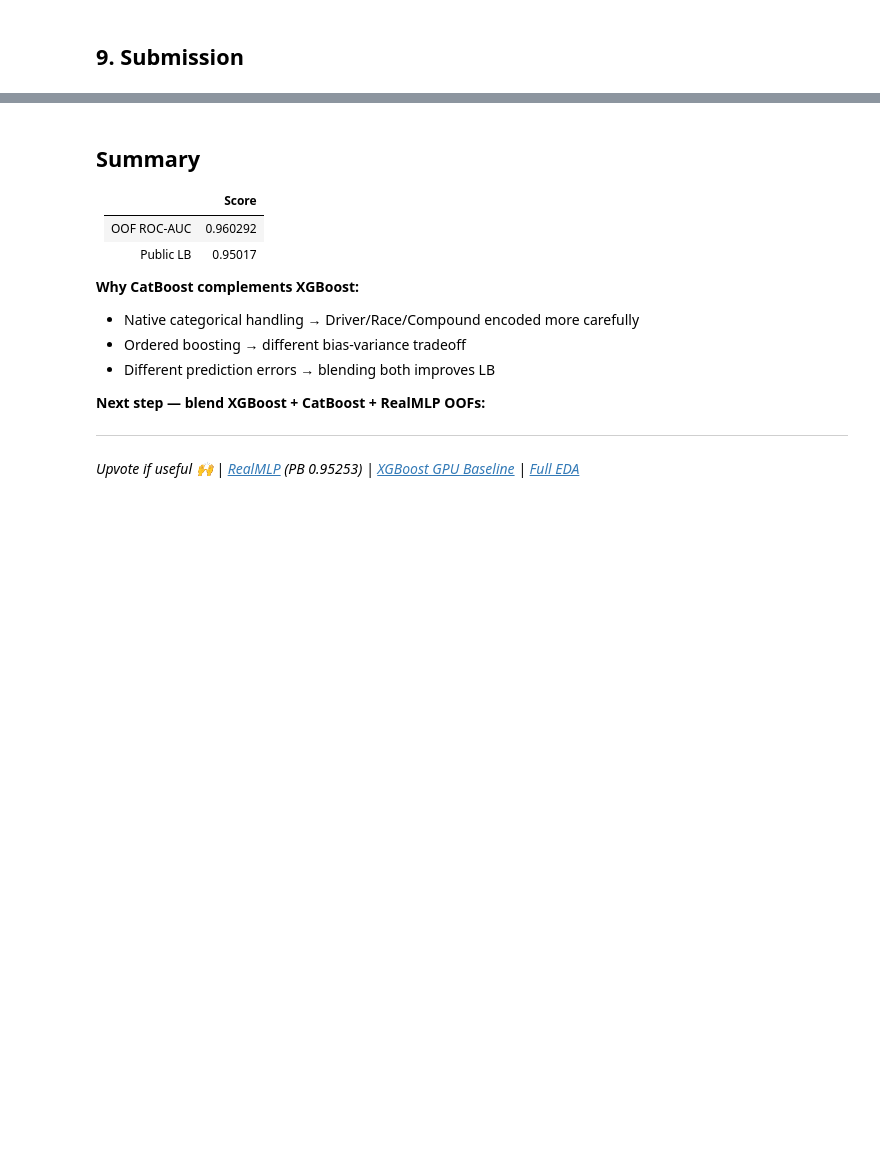
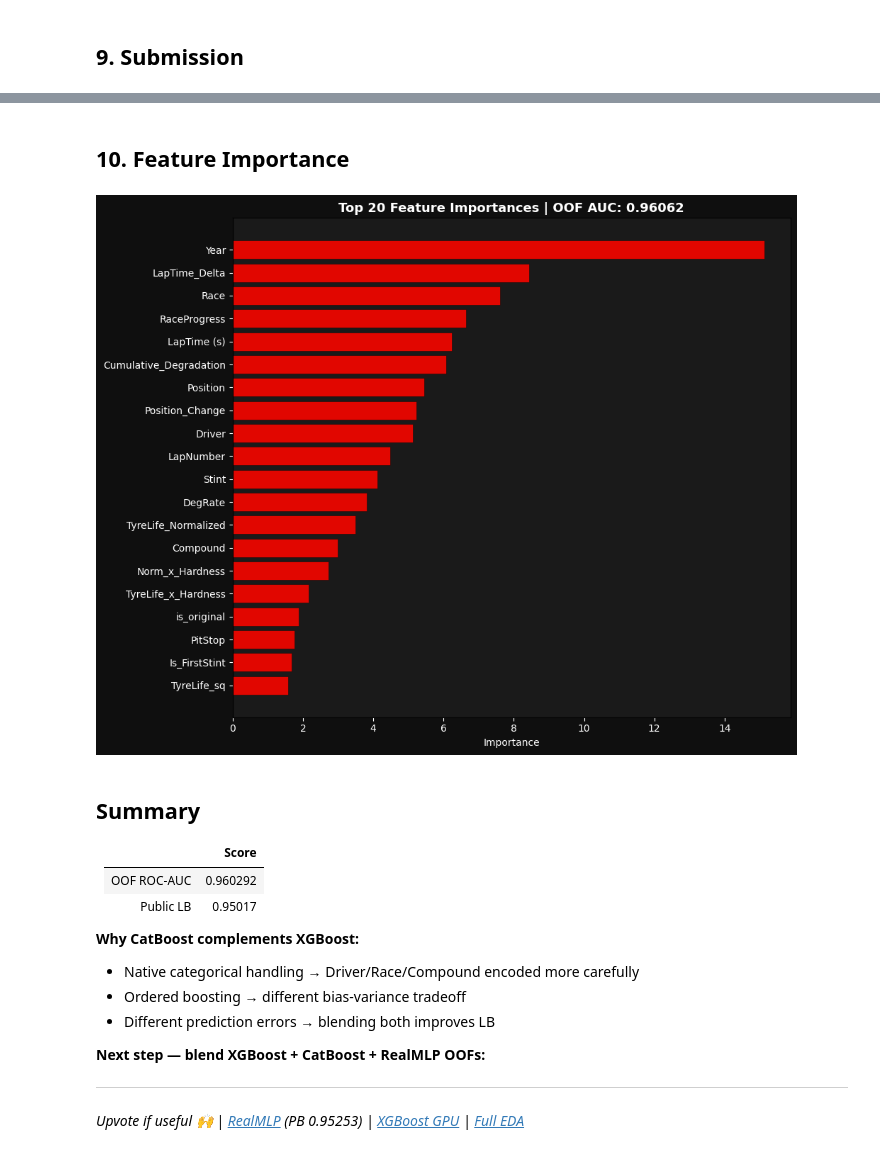
Before and after one commit to Simarbir2112006/kaggle-s6-e5, a Jupyter notebook: catboost_gpu_baseline.ipynb, the cells around one changed output, grey strips where cells are left out. Cells and saved outputs as stored; diff of their text form; code cells hidden in the pictures; blank space fills up the shorter version.

Commit message:
Kaggle Notebook | CatBoost | FE + Encoding | Version 9

```diff
--- a/catboost_gpu_baseline.ipynb
+++ b/catboost_gpu_baseline.ipynb
@@ -432,3 +447,25 @@ print(submission.head())
+# %% [markdown]
+## 10. Feature Importance
+# %%
+fi = pd.DataFrame({
+    "feature"   : FEATURE_COLS,
+    "importance": last_model.get_feature_importance()
+}).sort_values("importance", ascending=True).tail(20)
+
+plt.figure(figsize=(10, 8), facecolor='#0f0f0f')
+plt.barh(fi["feature"], fi["importance"],
+         color='#e10600', edgecolor='#0f0f0f', linewidth=0.4)
+plt.title(f'Top 20 Feature Importances | OOF AUC: {oof_auc:.5f}',
+          color='white', fontsize=13, fontweight='bold')
+plt.xlabel('Importance', color='white')
+plt.gca().set_facecolor('#1a1a1a')
+plt.gca().tick_params(colors='white')
+plt.tight_layout()
+plt.savefig('feature_importance.png', dpi=150,
+            bbox_inches='tight', facecolor='#0f0f0f')
+plt.show()
+# %% [output]
+[figure, added]
 # %% [markdown]
 ## Summary
 
@@ -445,4 +482,4 @@ print(submission.head())
 **Next step — blend XGBoost + CatBoost + RealMLP OOFs:**
 
 ---
-*Upvote if useful 🙌 | [RealMLP](https://www.kaggle.com/code/simarbirsinghsandhu/realmlp-encoding-fe) (PB 0.95253) | [XGBoost GPU Baseline](https://www.kaggle.com/code/simarbirsinghsandhu/xgboost-gpu-fe-encoding) | [Full EDA](https://www.kaggle.com/code/simarbirsinghsandhu/s6e5-detailed-eda-original-dataset-analysis)*
+*Upvote if useful 🙌 | [RealMLP](https://www.kaggle.com/code/simarbirsinghsandhu/realmlp-encoding-fe) (PB 0.95253) | [XGBoost GPU](https://www.kaggle.com/code/simarbirsinghsandhu/xgboost-gpu-fe-encoding) | [Full EDA](https://www.kaggle.com/code/simarbirsinghsandhu/s6e5-detailed-eda-original-dataset-analysis)*
```
Also changed, not shown: parts of 5 cells of this notebook.
